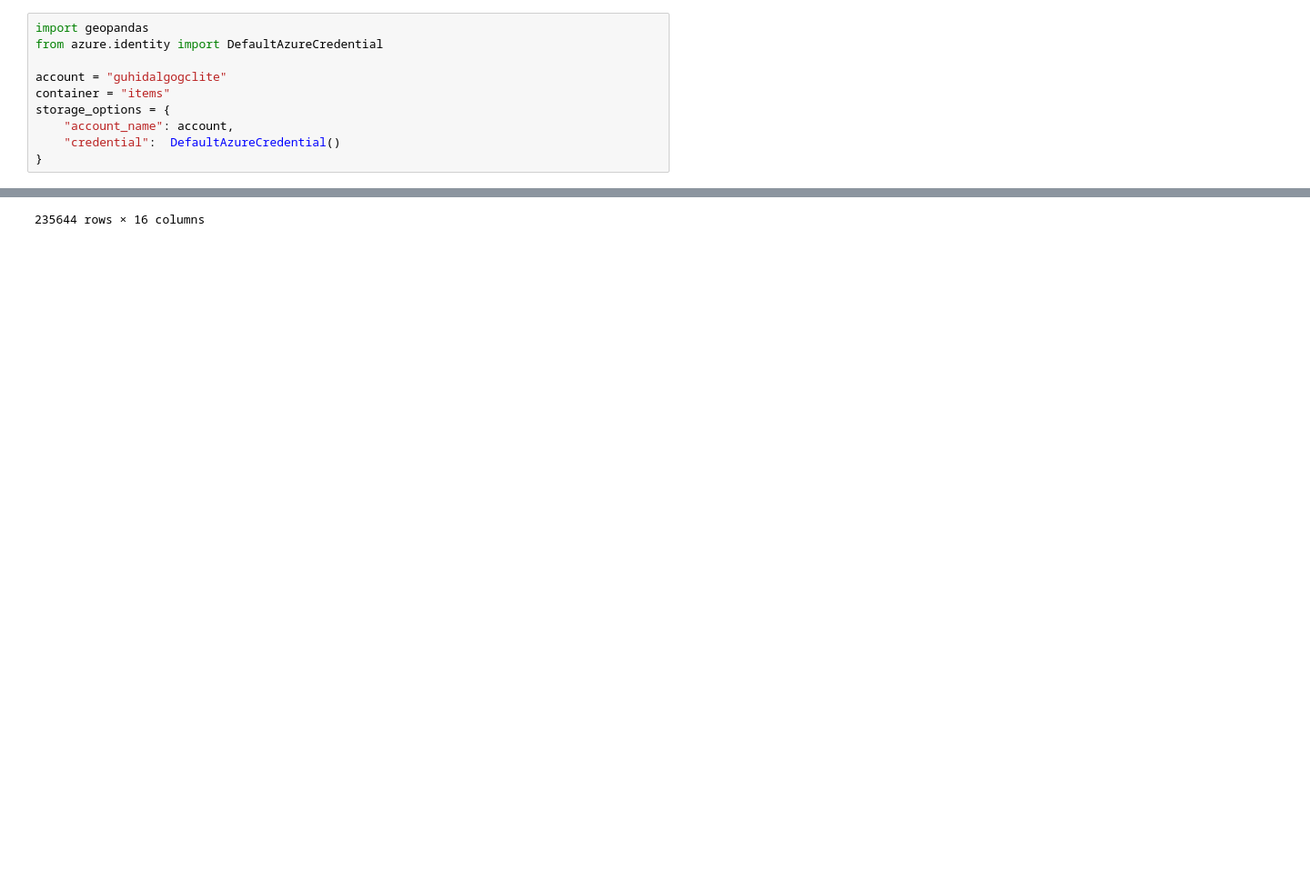
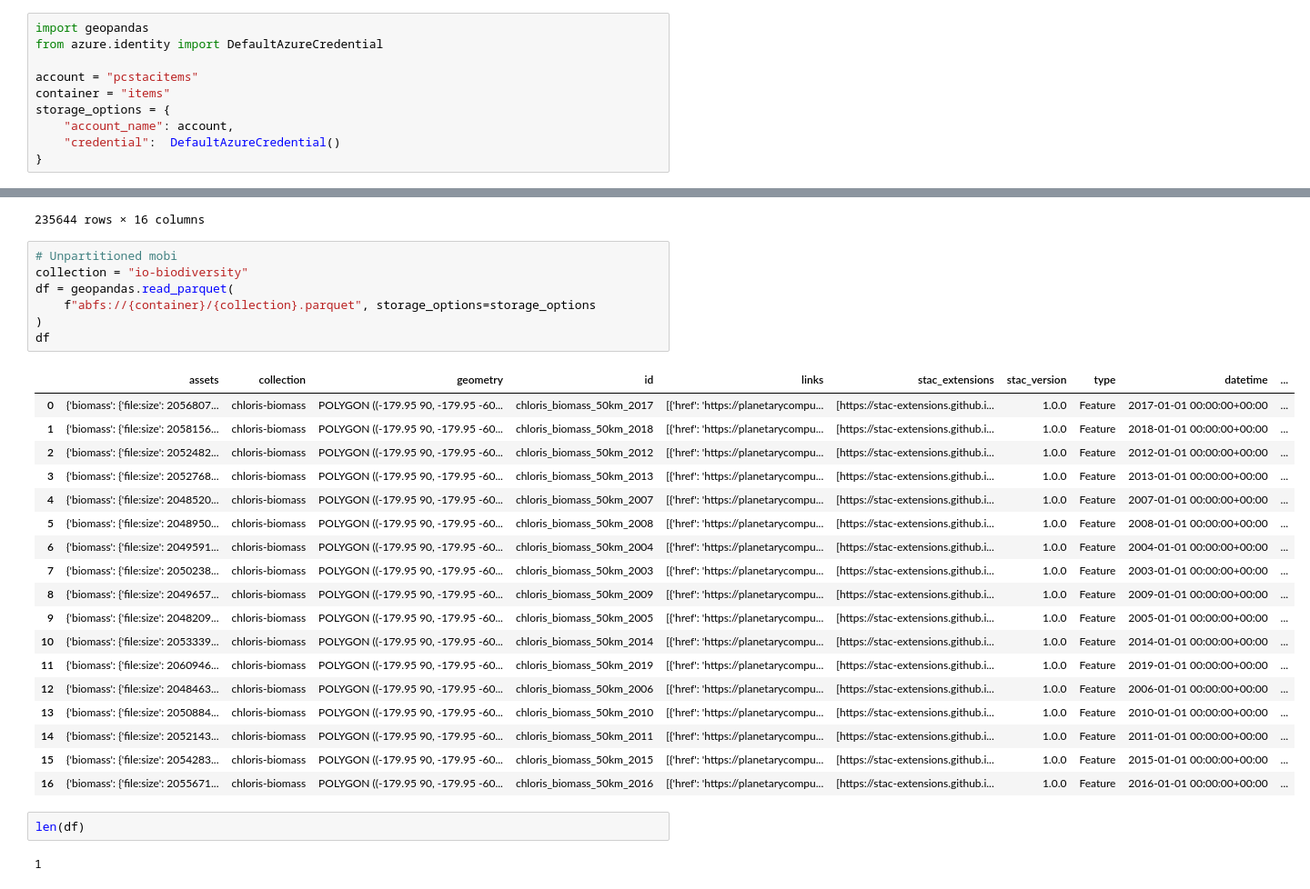
Before and after one commit to microsoft/planetary-computer-tasks, a Jupyter notebook: datasets/stac-geoparquet/test.ipynb, the cells around one changed output, grey strips where cells are left out. Shown at 91% size. Drawn from its saved outputs; the diff is of its cells as text; blank space fills up the shorter version.

```diff
--- a/datasets/stac-geoparquet/test.ipynb
+++ b/datasets/stac-geoparquet/test.ipynb
@@ -5,7 +5,7 @@ Use this to simulate use
 import geopandas
 from azure.identity import DefaultAzureCredential
 
-account = "guhidalgogclite"
+account = "pcstacitems"
 container = "items"
 storage_options = {
     "account_name": account,
@@ -32,3 +32,33 @@ df
 | 235642 | {'image': {'eo:bands': [{'common_... | naip | POLYGON ((-82.49543 35.93484, -82... | tn_m_3508204_ne_17_1_20120923_201... | [{'href': 'https://planetarycompu... | [https://stac-extensions.github.i... | 1.0.0 | Feature | 2012-09-23 00:00:00+00:00 | ... |
 | 235643 | {'image': {'eo:bands': [{'common_... | naip | POLYGON ((-82.55787 35.93484, -82... | tn_m_3508204_nw_17_1_20120923_201... | [{'href': 'https://planetarycompu... | [https://stac-extensions.github.i... | 1.0.0 | Feature | 2012-09-23 00:00:00+00:00 | ... |
 235644 rows × 16 columns
+# %%
+# Unpartitioned mobi
+collection = "io-biodiversity"
+df = geopandas.read_parquet(
+    f"abfs://{container}/{collection}.parquet", storage_options=storage_options
+)
+df
+# %% [output]
+|  | assets | collection | geometry | id | links | stac_extensions | stac_version | type | datetime | ... |
+| 0 | {'biomass': {'file:size': 2056807... | chloris-biomass | POLYGON ((-179.95 90, -179.95 -60... | chloris_biomass_50km_2017 | [{'href': 'https://planetarycompu... | [https://stac-extensions.github.i... | 1.0.0 | Feature | 2017-01-01 00:00:00+00:00 | ... |
+| 1 | {'biomass': {'file:size': 2058156... | chloris-biomass | POLYGON ((-179.95 90, -179.95 -60... | chloris_biomass_50km_2018 | [{'href': 'https://planetarycompu... | [https://stac-extensions.github.i... | 1.0.0 | Feature | 2018-01-01 00:00:00+00:00 | ... |
+| 2 | {'biomass': {'file:size': 2052482... | chloris-biomass | POLYGON ((-179.95 90, -179.95 -60... | chloris_biomass_50km_2012 | [{'href': 'https://planetarycompu... | [https://stac-extensions.github.i... | 1.0.0 | Feature | 2012-01-01 00:00:00+00:00 | ... |
+| 3 | {'biomass': {'file:size': 2052768... | chloris-biomass | POLYGON ((-179.95 90, -179.95 -60... | chloris_biomass_50km_2013 | [{'href': 'https://planetarycompu... | [https://stac-extensions.github.i... | 1.0.0 | Feature | 2013-01-01 00:00:00+00:00 | ... |
+| 4 | {'biomass': {'file:size': 2048520... | chloris-biomass | POLYGON ((-179.95 90, -179.95 -60... | chloris_biomass_50km_2007 | [{'href': 'https://planetarycompu... | [https://stac-extensions.github.i... | 1.0.0 | Feature | 2007-01-01 00:00:00+00:00 | ... |
+| 5 | {'biomass': {'file:size': 2048950... | chloris-biomass | POLYGON ((-179.95 90, -179.95 -60... | chloris_biomass_50km_2008 | [{'href': 'https://planetarycompu... | [https://stac-extensions.github.i... | 1.0.0 | Feature | 2008-01-01 00:00:00+00:00 | ... |
+| 6 | {'biomass': {'file:size': 2049591... | chloris-biomass | POLYGON ((-179.95 90, -179.95 -60... | chloris_biomass_50km_2004 | [{'href': 'https://planetarycompu... | [https://stac-extensions.github.i... | 1.0.0 | Feature | 2004-01-01 00:00:00+00:00 | ... |
+| 7 | {'biomass': {'file:size': 2050238... | chloris-biomass | POLYGON ((-179.95 90, -179.95 -60... | chloris_biomass_50km_2003 | [{'href': 'https://planetarycompu... | [https://stac-extensions.github.i... | 1.0.0 | Feature | 2003-01-01 00:00:00+00:00 | ... |
+| 8 | {'biomass': {'file:size': 2049657... | chloris-biomass | POLYGON ((-179.95 90, -179.95 -60... | chloris_biomass_50km_2009 | [{'href': 'https://planetarycompu... | [https://stac-extensions.github.i... | 1.0.0 | Feature | 2009-01-01 00:00:00+00:00 | ... |
+| 9 | {'biomass': {'file:size': 2048209... | chloris-biomass | POLYGON ((-179.95 90, -179.95 -60... | chloris_biomass_50km_2005 | [{'href': 'https://planetarycompu... | [https://stac-extensions.github.i... | 1.0.0 | Feature | 2005-01-01 00:00:00+00:00 | ... |
+| 10 | {'biomass': {'file:size': 2053339... | chloris-biomass | POLYGON ((-179.95 90, -179.95 -60... | chloris_biomass_50km_2014 | [{'href': 'https://planetarycompu... | [https://stac-extensions.github.i... | 1.0.0 | Feature | 2014-01-01 00:00:00+00:00 | ... |
+| 11 | {'biomass': {'file:size': 2060946... | chloris-biomass | POLYGON ((-179.95 90, -179.95 -60... | chloris_biomass_50km_2019 | [{'href': 'https://planetarycompu... | [https://stac-extensions.github.i... | 1.0.0 | Feature | 2019-01-01 00:00:00+00:00 | ... |
+| 12 | {'biomass': {'file:size': 2048463... | chloris-biomass | POLYGON ((-179.95 90, -179.95 -60... | chloris_biomass_50km_2006 | [{'href': 'https://planetarycompu... | [https://stac-extensions.github.i... | 1.0.0 | Feature | 2006-01-01 00:00:00+00:00 | ... |
+| 13 | {'biomass': {'file:size': 2050884... | chloris-biomass | POLYGON ((-179.95 90, -179.95 -60... | chloris_biomass_50km_2010 | [{'href': 'https://planetarycompu... | [https://stac-extensions.github.i... | 1.0.0 | Feature | 2010-01-01 00:00:00+00:00 | ... |
+| 14 | {'biomass': {'file:size': 2052143... | chloris-biomass | POLYGON ((-179.95 90, -179.95 -60... | chloris_biomass_50km_2011 | [{'href': 'https://planetarycompu... | [https://stac-extensions.github.i... | 1.0.0 | Feature | 2011-01-01 00:00:00+00:00 | ... |
+| 15 | {'biomass': {'file:size': 2054283... | chloris-biomass | POLYGON ((-179.95 90, -179.95 -60... | chloris_biomass_50km_2015 | [{'href': 'https://planetarycompu... | [https://stac-extensions.github.i... | 1.0.0 | Feature | 2015-01-01 00:00:00+00:00 | ... |
+| 16 | {'biomass': {'file:size': 2055671... | chloris-biomass | POLYGON ((-179.95 90, -179.95 -60... | chloris_biomass_50km_2016 | [{'href': 'https://planetarycompu... | [https://stac-extensions.github.i... | 1.0.0 | Feature | 2016-01-01 00:00:00+00:00 | ... |
+# %%
+len(df)
+# %% [output]
+1
```
